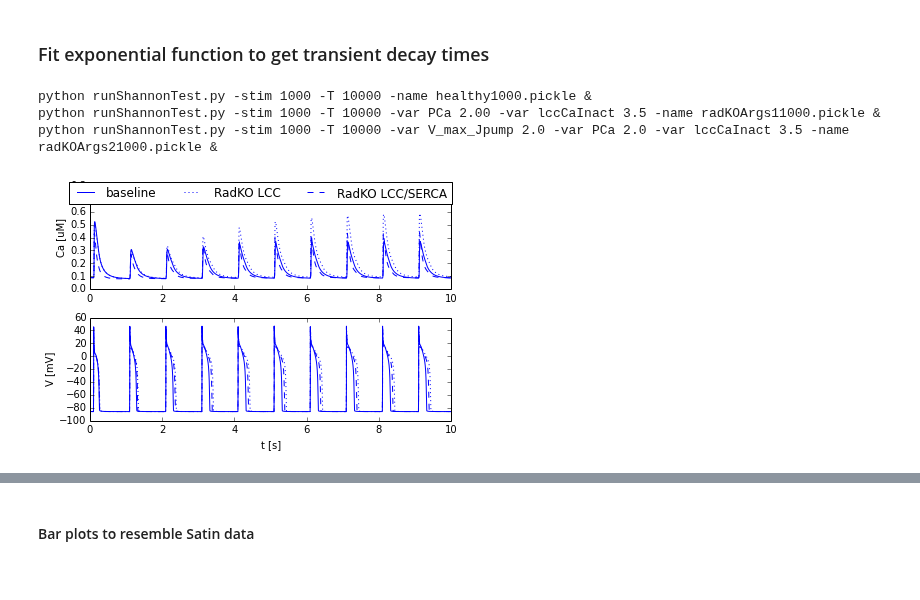
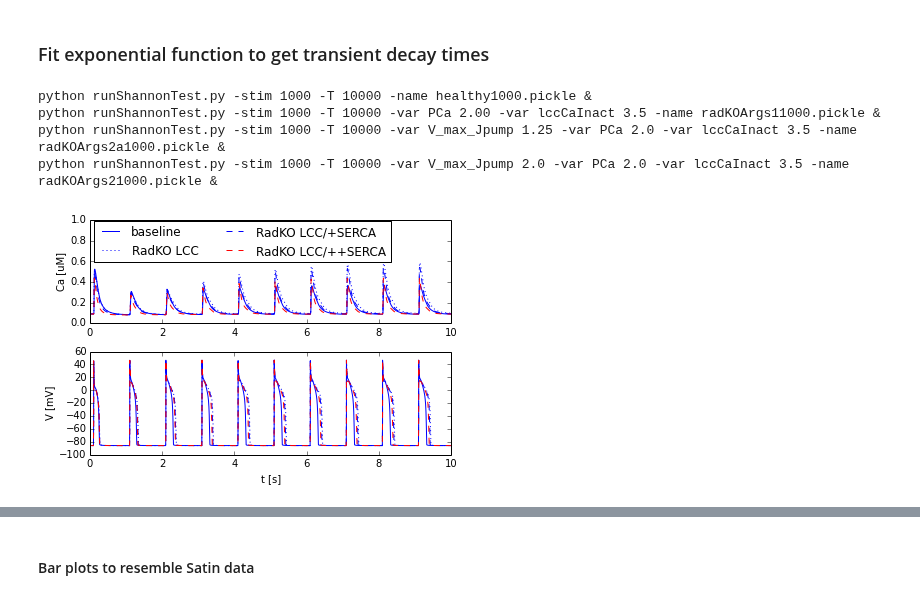
Before and after one commit to huskeypm/wholecell, a Jupyter notebook: satinFinal.ipynb, the cells around one changed output, grey strips where cells are left out. Drawn from its saved outputs; the diff is of its cells as text; code cells hidden in the pictures.

```diff
--- a/satinFinal.ipynb
+++ b/satinFinal.ipynb
@@ -99,6 +99,16 @@ radKO1Args = [
 "-var lccCaInact 3.5"]
 radKO1Name = "radKOArgs1%d.pickle"%stim_period
 
+radKO2aArgs = [
+"-stim %d" % stim_period,
+"-T %d" % T,
+"-var V_max_Jpump 1.25",
+"-var PCa 2.0",
+"-var lccCaInact 3.5"]
+radKO2aName = "radKOArgs2a%d.pickle"%stim_period
+
+
+
 radKO2Args = [
 "-stim %d" % stim_period,
 "-T %d" % T,
@@ -109,68 +119,76 @@ radKO2Name = "radKOArgs2%d.pickle"%stim_period
 
 
 
-cases=["baseline","caseA","caseB"]
+cases=["baseline","caseA","caseB","caseC"]
 # OLD
 #caseTags["PCa1.00ks1.00vMax1.00",
 #           "PCa1.25ks1.00vMax1.00","PCa1.00ks1.00vMax2.00","PCa1.25ks1.00vMax2.00"]
-caseTags=["healthy1000","radKOArgs11000","radKOArgs21000"]
+caseTags=["healthy1000","radKOArgs11000","radKOArgs2a1000","radKOArgs21000"]
 
 caseNames=["baseline",\
            #"2xLCC,2xCDI","2xLCC,2xCDI + 2xSERCA"]
-           "RadKO LCC","RadKO LCC/SERCA"]
+           "RadKO LCC","RadKO LCC/+SERCA","RadKO LCC/++SERCA"]
 
 
 
 #cols = ['b.','b:','b-','b--']
-cols = ['b-','b:','b--']
+cols = ['b-','b:','b--','r--']
 
 
 print "python runShannonTest.py "+" ".join(healthyArgs)+" -name "+healthyName+" &"
 print "python runShannonTest.py "+" ".join(radKO1Args)+" -name "+radKO1Name+" &"
+print "python runShannonTest.py "+" ".join(radKO2aArgs)+" -name "+radKO2aName+" &"
 print "python runShannonTest.py "+" ".join(radKO2Args)+" -name "+radKO2Name+" &"
 # %% [output]
 python runShannonTest.py -stim 1000 -T 10000 -name healthy1000.pickle &
 python runShannonTest.py -stim 1000 -T 10000 -var PCa 2.00 -var lccCaInact 3.5 -name radKOArgs11000.pickle &
+python runShannonTest.py -stim 1000 -T 10000 -var V_max_Jpump 1.25 -var PCa 2.0 -var lccCaInact 3.5 -name radKOArgs2a1000.pickle &
 python runShannonTest.py -stim 1000 -T 10000 -var V_max_Jpump 2.0 -var PCa 2.0 -var lccCaInact 3.5 -name radKOArgs21000.pickle &
 # %%
 import analyzeODE as ao
 # %%
 
 #Reading ./run_PCa2.00_lccCaInact15.00_stim990.pickle
 from splitCleft import ReadPickle
 
 
 #t,j,s = ReadPickle("run_PCa0.75_ks0.50_stim1000.pickle", oldMode=True)
-#tBase,jBase,sBase = ReadPickle(healthyName,oldMode=True)
-#tRadKO1,jRadKO1,sRadKO1 = ReadPickle(radKO1Name,oldMode=True)
-#tRadKO2,jRadKO2,sRadKO2 = ReadPickle(radKO2Name,oldMode=True)
+read=False
+if read:
+  tBase,jBase,sBase = ReadPickle(healthyName,oldMode=True)
+  tRadKO1,jRadKO1,sRadKO1 = ReadPickle(radKO1Name,oldMode=True)
+  tRadKO2a,jRadKO2a,sRadKO2a = ReadPickle(radKO2aName,oldMode=True)
+  tRadKO2,jRadKO2,sRadKO2 = ReadPickle(radKO2Name,oldMode=True)
 ms_to_s = 1e-3
 
 plt.figure()
 plt.subplot(2,1,1)
 idxCai = runner.model.state_indices("Cai")
 plt.plot(tBase*ms_to_s,sBase[1:,idxCai]*mM_to_uM,cols[0],label=caseNames[0])
 plt.plot(tRadKO1*ms_to_s,sRadKO1[1:,idxCai]*mM_to_uM,cols[1],label=caseNames[1])
-plt.plot(tRadKO2*ms_to_s,sRadKO2[1:,idxCai]*mM_to_uM,cols[2],label=caseNames[2])
+plt.plot(tRadKO2a*ms_to_s,sRadKO2a[1:,idxCai]*mM_to_uM,cols[2],label=caseNames[2])
+plt.plot(tRadKO2*ms_to_s,sRadKO2[1:,idxCai]*mM_to_uM,cols[3],label=caseNames[3])
 #plt.xlabel("t [ms]")
-plt.legend(bbox_to_anchor=[1.02,1.1],ncol=3)
-plt.ylim([0.0,0.8])
+#plt.legend(bbox_to_anchor=[1.02,1.1],ncol=3)
+plt.legend(bbox_to_anchor=[0.85,1.05],ncol=2)
+plt.ylim([0.0,1.0])
 plt.ylabel("Ca [uM]")
 #plt.title("Ca cytosol")
 
 plt.subplot(2,1,2)
 idxV = runner.model.state_indices("V")
 plt.plot(tBase*ms_to_s,sBase[1:,idxV],cols[0],label=caseNames[0])
 plt.plot(tRadKO1*ms_to_s,sRadKO1[1:,idxV],cols[1],label=caseNames[1])
-plt.plot(tRadKO2*ms_to_s,sRadKO2[1:,idxV],cols[2],label=caseNames[2])
+plt.plot(tRadKO2a*ms_to_s,sRadKO2a[1:,idxV],cols[2],label=caseNames[2])
+plt.plot(tRadKO2*ms_to_s,sRadKO2[1:,idxV],cols[3],label=caseNames[3])
 plt.xlabel("t [s]")
 plt.ylabel("V [mV]")
 #plt.ylim([-100.0,100])
 #plt.title("Action potential")
 plt.tight_layout()
 plt.gcf().savefig("cai_V_radko.png",dpi=300)
 # %% [output]
-[figure, old version]
+[figure, new version]
 # %%
 
 
```
Also changed, not shown: parts of 7 cells of this notebook, 14 other files.
